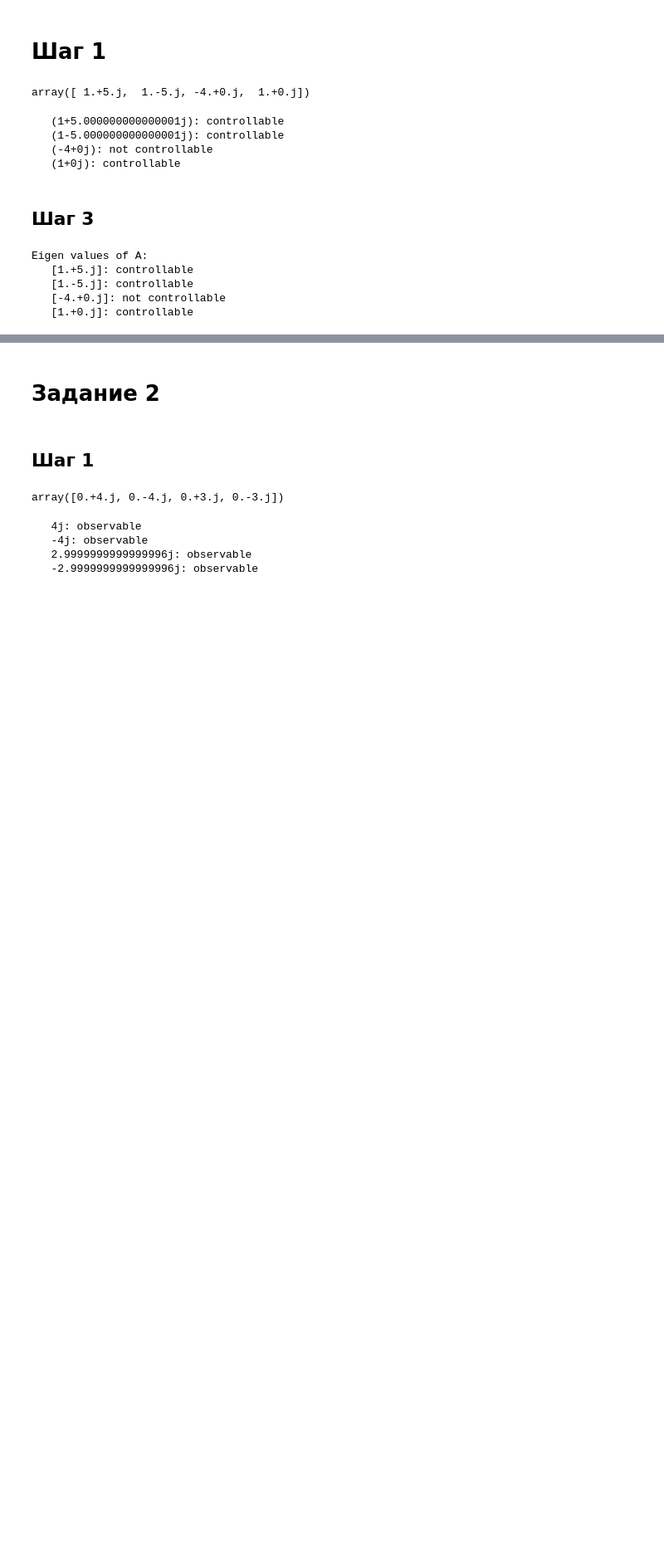
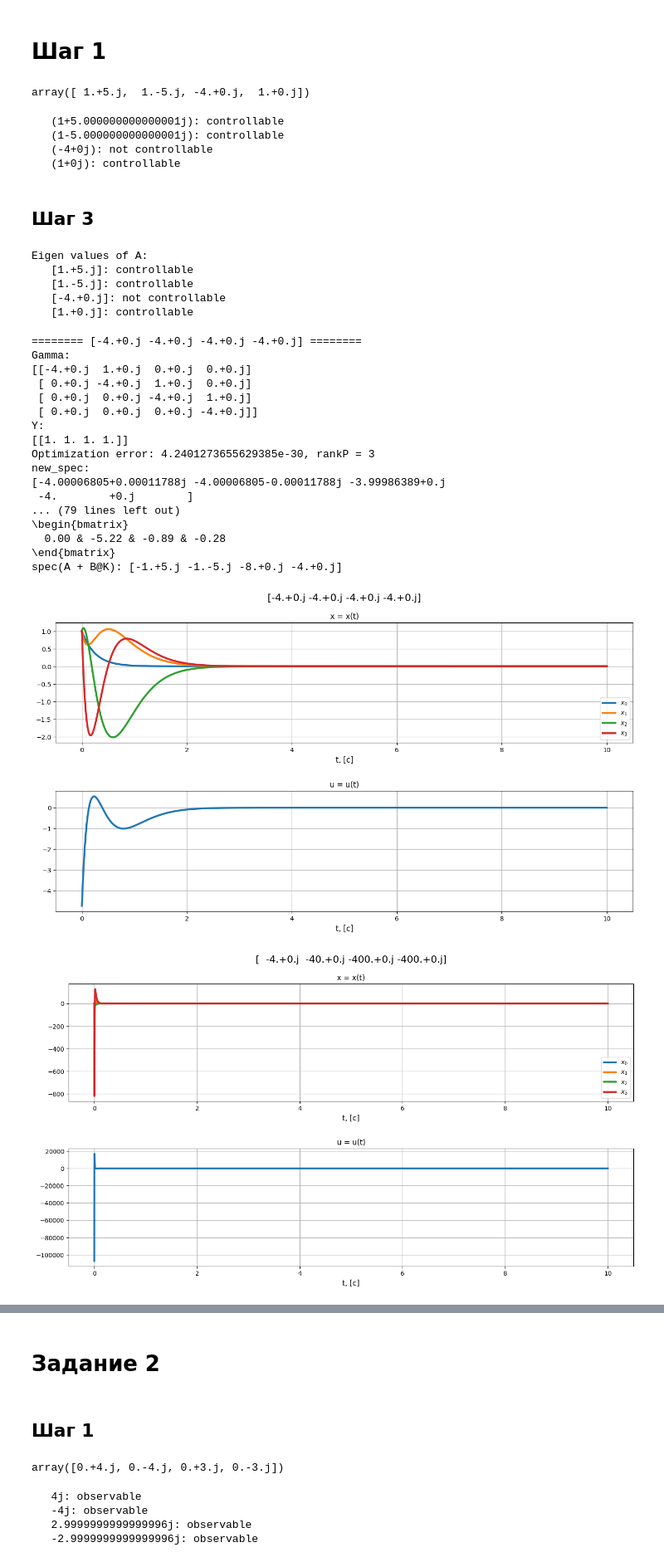
Before and after one commit to EgorProkopov/TAU2, a Jupyter notebook: notebooks/tau_8.ipynb, the cells around one changed output, grey strips where cells are left out. Shown at 83% size. Drawn from its saved outputs; the diff is of its cells as text; code cells hidden in the pictures; blank space fills up the shorter version.

```diff
--- a/notebooks/tau_8.ipynb
+++ b/notebooks/tau_8.ipynb
@@ -153,32 +154,55 @@ for indx, specs in enumerate(task1_eigvals):
     print(f'\n======== {specs} ========')
     new_g = task1_get_G(specs)
     new_y = np.ones((task1_B.shape[1], task1_A.shape[0]))
+    print(f"Y: \n{new_y}")
     new_y[0, 0] = 0
     # print(f'G:\n{new_g}')
     # print(f'Y:\n{new_y}')
 
     K = task1_get_K(task1_A, task1_B, new_g, new_y).astype(np.float64)
+    new_spec = np.linalg.eigvals(task1_A + task1_B @ K)
+    print(f"new_spec: \n{new_spec}")
     task1_ks[indx] = K
     check_observability(new_y, new_g)
     check_observability_eigens(new_y, new_g)
 
     print(f'K = {K}')
     print(a2l.to_ltx(K, frmt = '{:2.2f}', arraytype = 'bmatrix', print_out=False))
 
     ts = get_t(10)
     res = task1_simulate(task1_A, task1_B, K, task1_x0, ts)
 
     fig, axs = plt.subplots(2, figsize=(16, 8))
     plt.subplots_adjust(left=0.1, bottom=0.1, right=0.9, top=0.9, wspace=0.4,hspace=0.4)
     fig.suptitle(f'{specs}', fontsize=16)
     for i in range(4):
         axs[0].plot(ts, res.states[i], linewidth = 3, label=f'$x_{i}$')
     axs[0].grid(True)
     axs[0].legend()
     axs[0].set_title(f'x = x(t)', fontsize=12)
     axs[0].set_xlabel(f"t, [c]", fontsize=12)
 
     axs[1].plot(ts, (K @ res.states).reshape(-1), linewidth = 3)
     axs[1].grid(True)
     axs[1].set_title(f'u = u(t)', fontsize=12)
     axs[1].set_xlabel(f"t, [c]", fontsize=12)
+# %% [output]
+======== [-4.+0.j -4.+0.j -4.+0.j -4.+0.j] ========
+Gamma:
+[[-4.+0.j  1.+0.j  0.+0.j  0.+0.j]
+ [ 0.+0.j -4.+0.j  1.+0.j  0.+0.j]
+ [ 0.+0.j  0.+0.j -4.+0.j  1.+0.j]
+ [ 0.+0.j  0.+0.j  0.+0.j -4.+0.j]]
+Y:
+[[1. 1. 1. 1.]]
+Optimization error: 4.2401273655629385e-30, rankP = 3
+new_spec:
+[-4.00006805+0.00011788j -4.00006805-0.00011788j -3.99986389+0.j
+ -4.        +0.j        ]
+... (79 lines left out)
+\begin{bmatrix}
+  0.00 & -5.22 & -0.89 & -0.28
+\end{bmatrix}
+spec(A + B@K): [-1.+5.j -1.-5.j -8.+0.j -4.+0.j]
+[figure, added]
+[figure, added]
```
Also changed, not shown: parts of 11 cells of this notebook, 1 other file.
